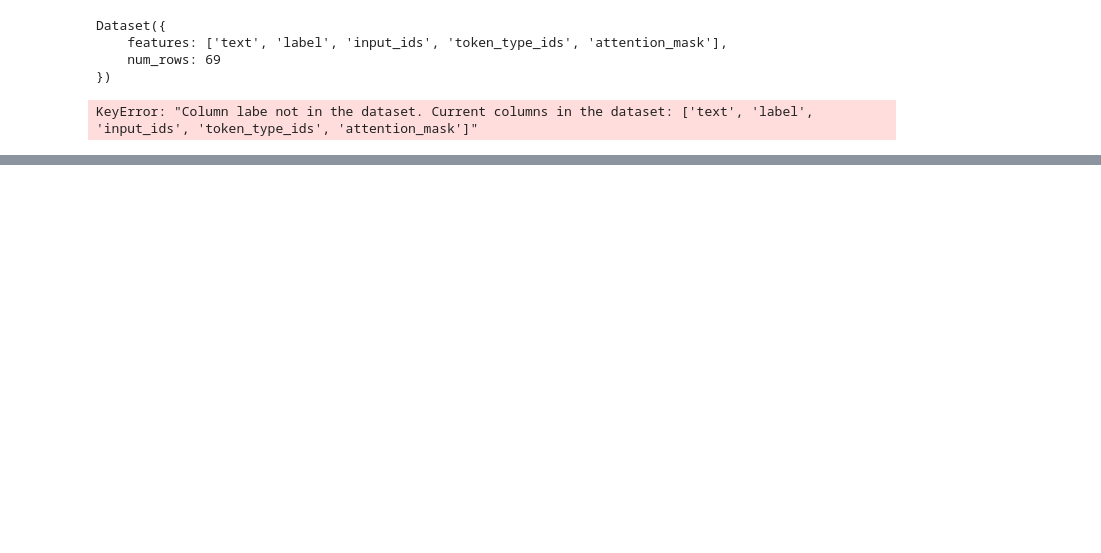
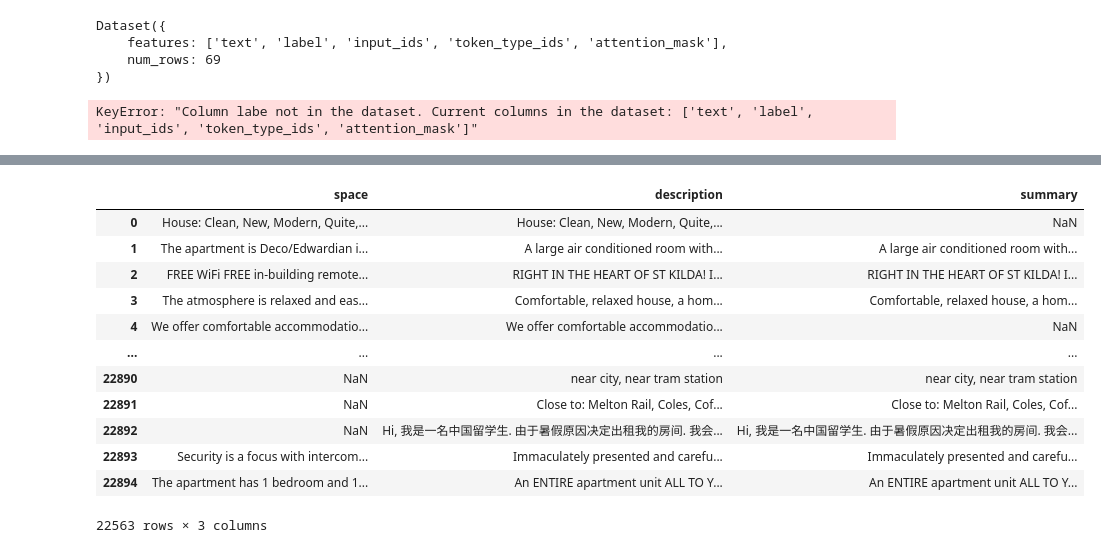
Before and after one commit to jameswburton18/TextNTabularExplanations, a Jupyter notebook: notebooks/airbnb.ipynb, the cells around one changed output, grey strips where cells are left out. Saved outputs shown, nothing was run; the diff lists cells and outputs as text; code cells hidden in the pictures; blank space fills up the shorter version.

```diff
--- a/notebooks/airbnb.ipynb
+++ b/notebooks/airbnb.ipynb
@@ -270,0 +355,24 @@ KeyError: "Column labe not in the dataset. Current columns in the dataset: ['tex
+# %%
+raw = pd.read_csv(
+    '../data/raw/airbnb/cleansed_listings_dec18.csv', low_memory=False)
+# drop rows with missing values
+raw = raw[~raw['description'].isnull()]
+
+# Define a regex pattern to match Chinese characters
+pattern = re.compile(r'[\u4e00-\u9fff]')
+
+
+# Filter out rows where 'description' contains Chinese characters
+raw = raw[~raw['description'].str.contains(pattern, na=False)]
+# %%
+def find_space_in_description(row):
+    if row['space'] == 'NaN' or row['description'] == 'NaN':
+        return True
+    else:
+        return str(row['space'])[:50] in str(row['description'])
+
+
+raw['space in description'] = raw.apply(find_space_in_description, axis=1)
+raw['description in space'] = raw.apply(lambda row: str(row['description'])[:50] in str(row['space']), axis=1)
+raw['space=description'] = raw['space'] == raw['description']
+raw['space>description'] = raw['space'].str.len() > raw['description'].str.len()
@@ -270,0 +397,3 @@ KeyError: "Column labe not in the dataset. Current columns in the dataset: ['tex
+# %%
+
+raw.dropna(subset=['description'], inplace=True)
@@ -270,0 +402,16 @@ KeyError: "Column labe not in the dataset. Current columns in the dataset: ['tex
+# %%
+raw[['space', 'description', 'summary']][~raw['description'].isnull()]
+# %% [output]
+|  | space | description | summary |
+| 0 | House: Clean, New, Modern, Quite,... | House: Clean, New, Modern, Quite,... | NaN |
+| 1 | The apartment is Deco/Edwardian i... | A large air conditioned room with... | A large air conditioned room with... |
+| 2 | FREE WiFi FREE in-building remote... | RIGHT IN THE HEART OF ST KILDA! I... | RIGHT IN THE HEART OF ST KILDA! I... |
+| 3 | The atmosphere is relaxed and eas... | Comfortable, relaxed house, a hom... | Comfortable, relaxed house, a hom... |
+| 4 | We offer comfortable accommodatio... | We offer comfortable accommodatio... | NaN |
+| ... | ... | ... | ... |
+| 22890 | NaN | near city, near tram station | near city, near tram station |
+| 22891 | NaN | Close to: Melton Rail, Coles, Cof... | Close to: Melton Rail, Coles, Cof... |
+| 22892 | NaN | Hi, 我是一名中国留学生. 由于暑假原因决定出租我的房间. 我会... | Hi, 我是一名中国留学生. 由于暑假原因决定出租我的房间. 我会... |
+| 22893 | Security is a focus with intercom... | Immaculately presented and carefu... | Immaculately presented and carefu... |
+| 22894 | The apartment has 1 bedroom and 1... | An ENTIRE apartment unit ALL TO Y... | An ENTIRE apartment unit ALL TO Y... |
+22563 rows × 3 columns
```
Also changed, not shown: parts of 31 cells of this notebook, 1 other file.
